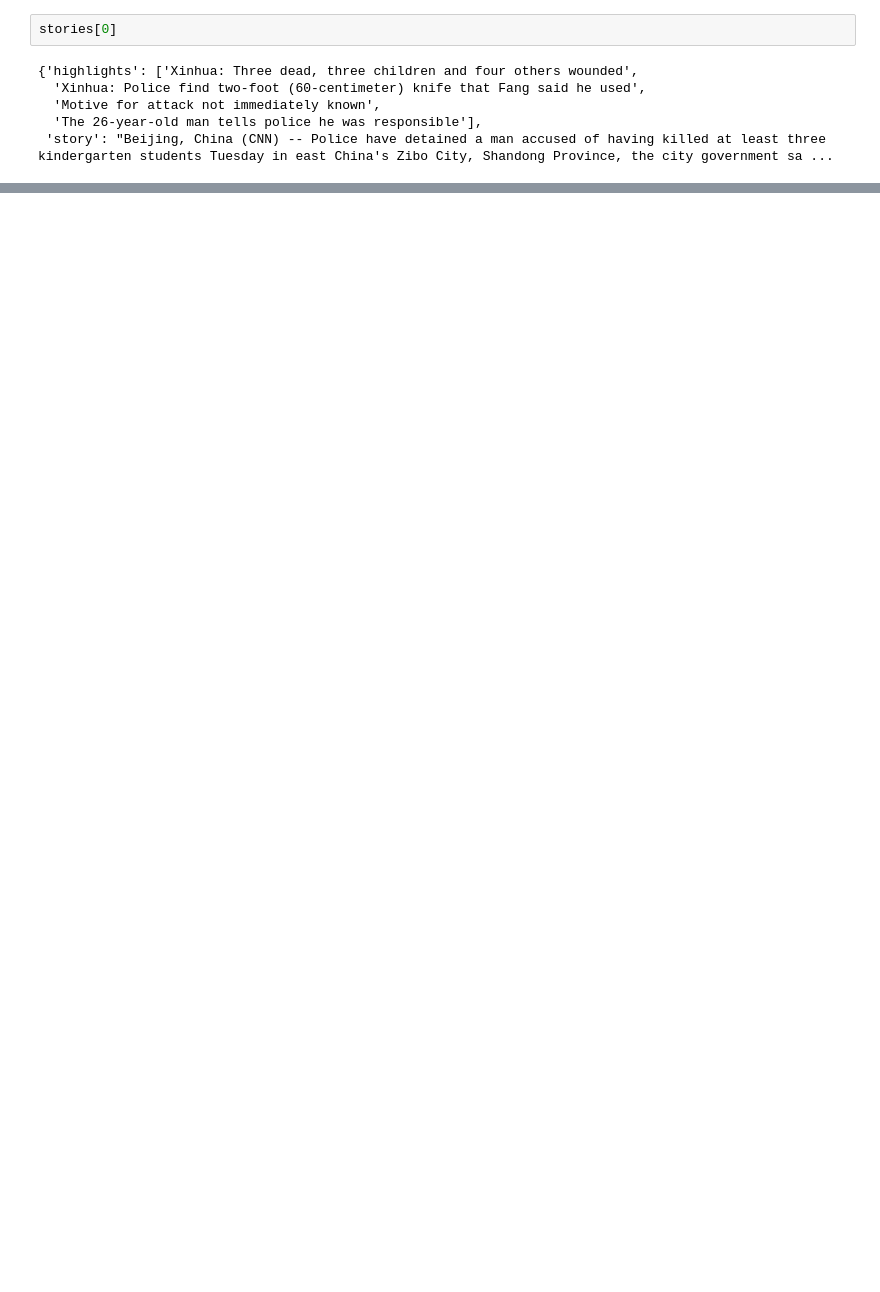
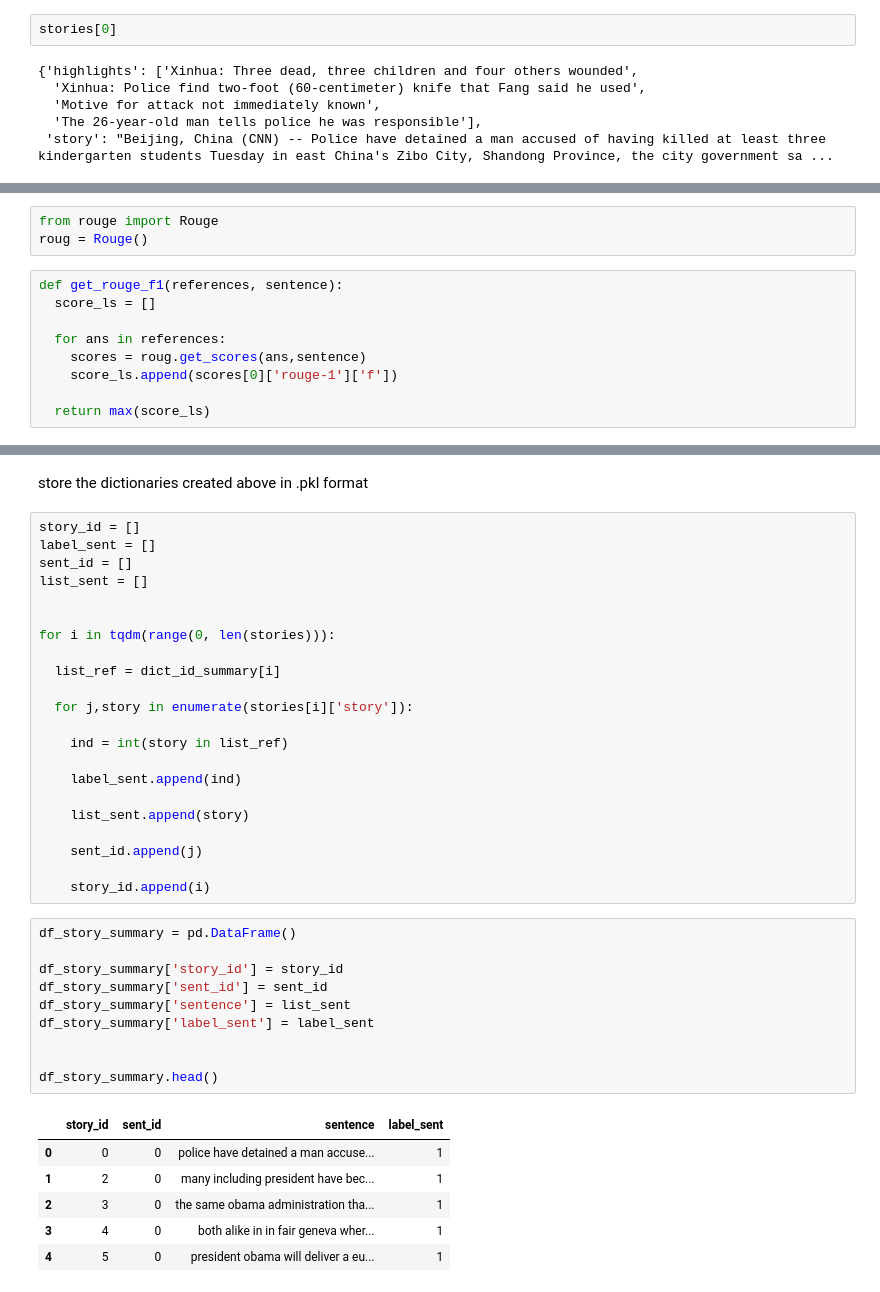
Before and after one commit to kvamsi7/ML-portfolio, a Jupyter notebook: text-summarizer/text_summarizer.ipynb, the cells around one changed output, grey strips where cells are left out. Drawn from its saved outputs; the diff is of its cells as text; blank space fills up the shorter version.

```diff
--- a/text-summarizer/text_summarizer.ipynb
+++ b/text-summarizer/text_summarizer.ipynb
@@ -67,0 +106,12 @@ stories[0]
+# %%
+from rouge import Rouge
+roug = Rouge()
+# %%
+def get_rouge_f1(references, sentence):
+  score_ls = []
+
+  for ans in references:
+    scores = roug.get_scores(ans,sentence)
+    score_ls.append(scores[0]['rouge-1']['f'])
+
+  return max(score_ls)
@@ -67,0 +159,41 @@ stories[0]
+# %% [markdown]
+store the dictionaries created above in .pkl format
+# %%
+story_id = []
+label_sent = []
+sent_id = []
+list_sent = []
+
+
+for i in tqdm(range(0, len(stories))):
+
+  list_ref = dict_id_summary[i]
+
+  for j,story in enumerate(stories[i]['story']):
+
+    ind = int(story in list_ref)
+
+    label_sent.append(ind)
+
+    list_sent.append(story)
+
+    sent_id.append(j)
+
+    story_id.append(i)
+# %%
+df_story_summary = pd.DataFrame()
+
+df_story_summary['story_id'] = story_id
+df_story_summary['sent_id'] = sent_id
+df_story_summary['sentence'] = list_sent
+df_story_summary['label_sent'] = label_sent
+
+
+df_story_summary.head()
+# %% [output]
+|  | story_id | sent_id | sentence | label_sent |
+| 0 | 0 | 0 | police have detained a man accuse... | 1 |
+| 1 | 2 | 0 | many including president have bec... | 1 |
+| 2 | 3 | 0 | the same obama administration tha... | 1 |
+| 3 | 4 | 0 | both alike in in fair geneva wher... | 1 |
+| 4 | 5 | 0 | president obama will deliver a eu... | 1 |
```
Also changed, not shown: parts of 10 cells of this notebook.
